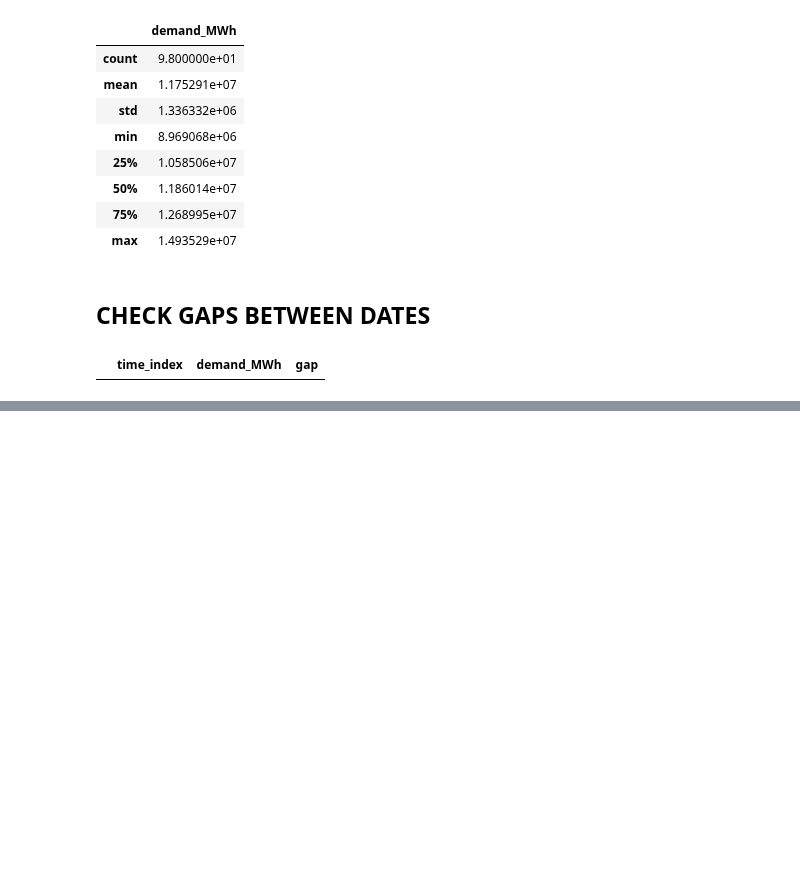
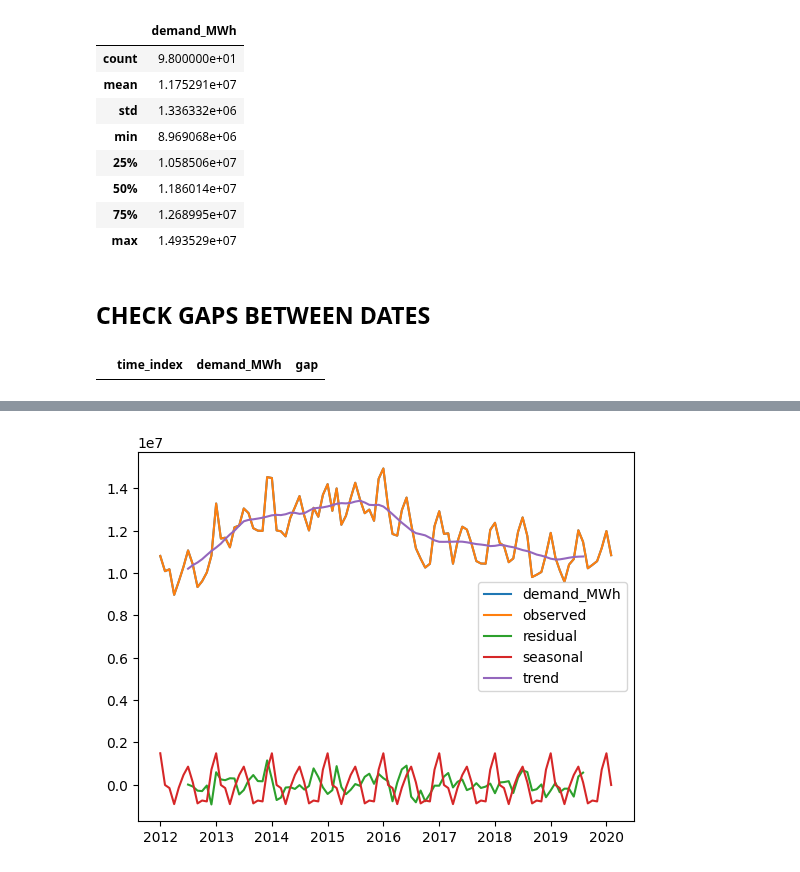
Before and after one commit to tomashbk/electric_energy_demand_argentina, a Jupyter notebook: eda.ipynb, the cells around one changed output, grey strips where cells are left out. Drawn from its saved outputs; the diff is of its cells as text; code cells hidden in the pictures; blank space fills up the shorter version.

```diff
--- a/eda.ipynb
+++ b/eda.ipynb
@@ -64,0 +84,11 @@ df_time_series.plot()
+# %%
+sd = seasonal_decompose(df_time_series['demand_MWh'], period=12)
+plt.plot(df_time_series['demand_MWh'])
+plt.plot(sd.observed)
+plt.plot(sd.resid)
+plt.plot(sd.seasonal)
+plt.plot(sd.trend)
+plt.legend(['demand_MWh', 'observed', 'residual', 'seasonal', 'trend'])
+plt.show()
+# %% [output]
+[figure, added]
```
Also changed, not shown: parts of 11 cells of this notebook, 3 other files.
